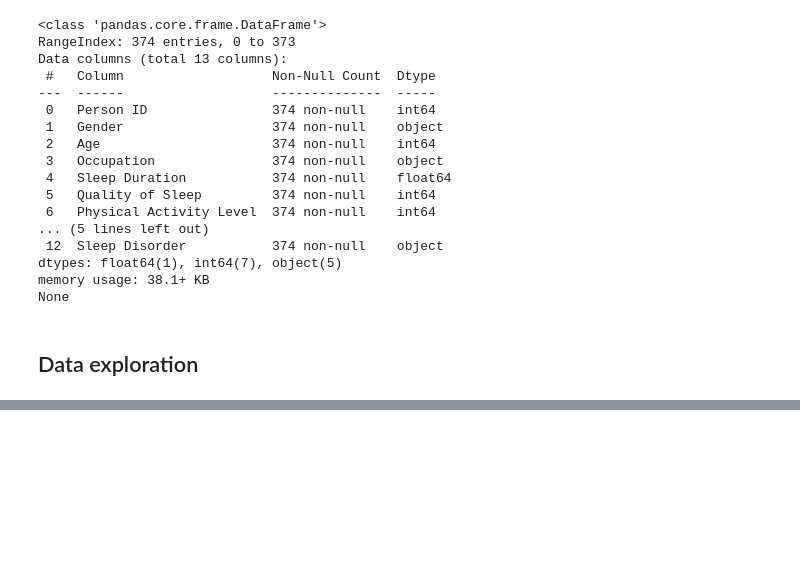
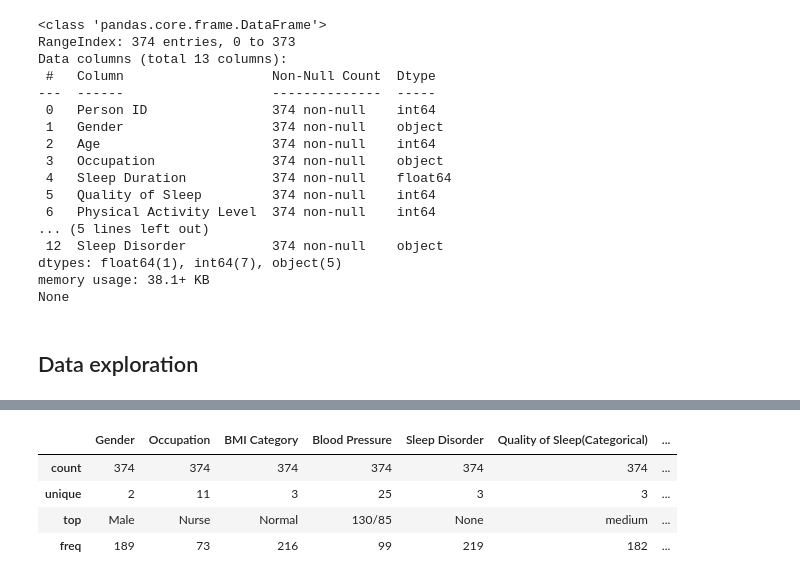
Before and after one commit to arnoldketer/Sleep-Insomnia, a Jupyter notebook: main.ipynb, the cells around one changed output, grey strips where cells are left out. Cells and saved outputs as stored; diff of their text form; code cells hidden in the pictures; blank space fills up the shorter version.

```diff
--- a/main.ipynb
+++ b/main.ipynb
@@ -76,0 +79,9 @@ max                  90.000000      8.000000   86.000000  10000.000000
+# %%
+# A look at non-numeric columns
+sleep_data.describe(exclude=[np.number])
+# %% [output]
+|  | Gender | Occupation | BMI Category | Blood Pressure | Sleep Disorder | Quality of Sleep(Categorical) | ... |
+| count | 374 | 374 | 374 | 374 | 374 | 374 | ... |
+| unique | 2 | 11 | 3 | 25 | 3 | 3 | ... |
+| top | Male | Nurse | Normal | 130/85 | None | medium | ... |
+| freq | 189 | 73 | 216 | 99 | 219 | 182 | ... |
```
Also changed, not shown: parts of 17 cells of this notebook.
